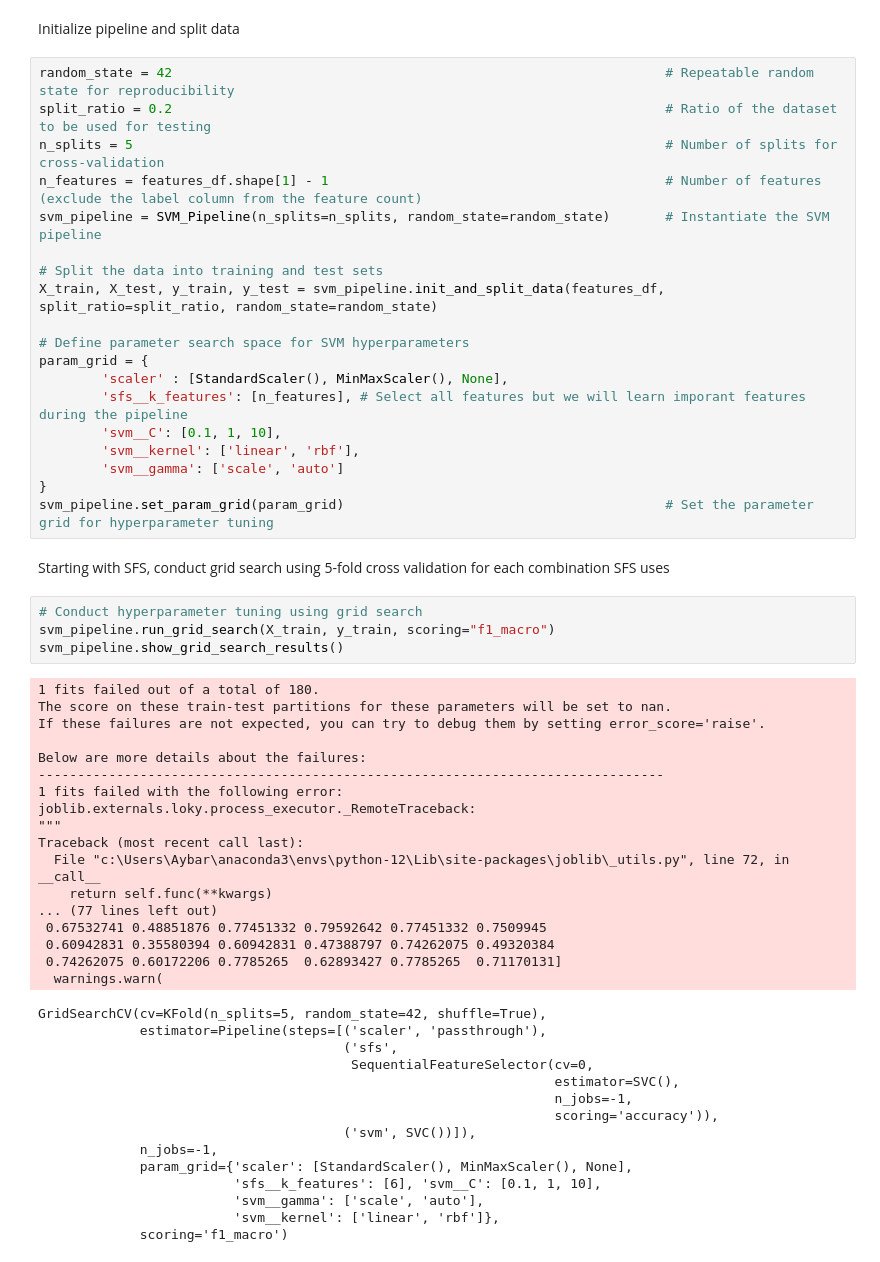
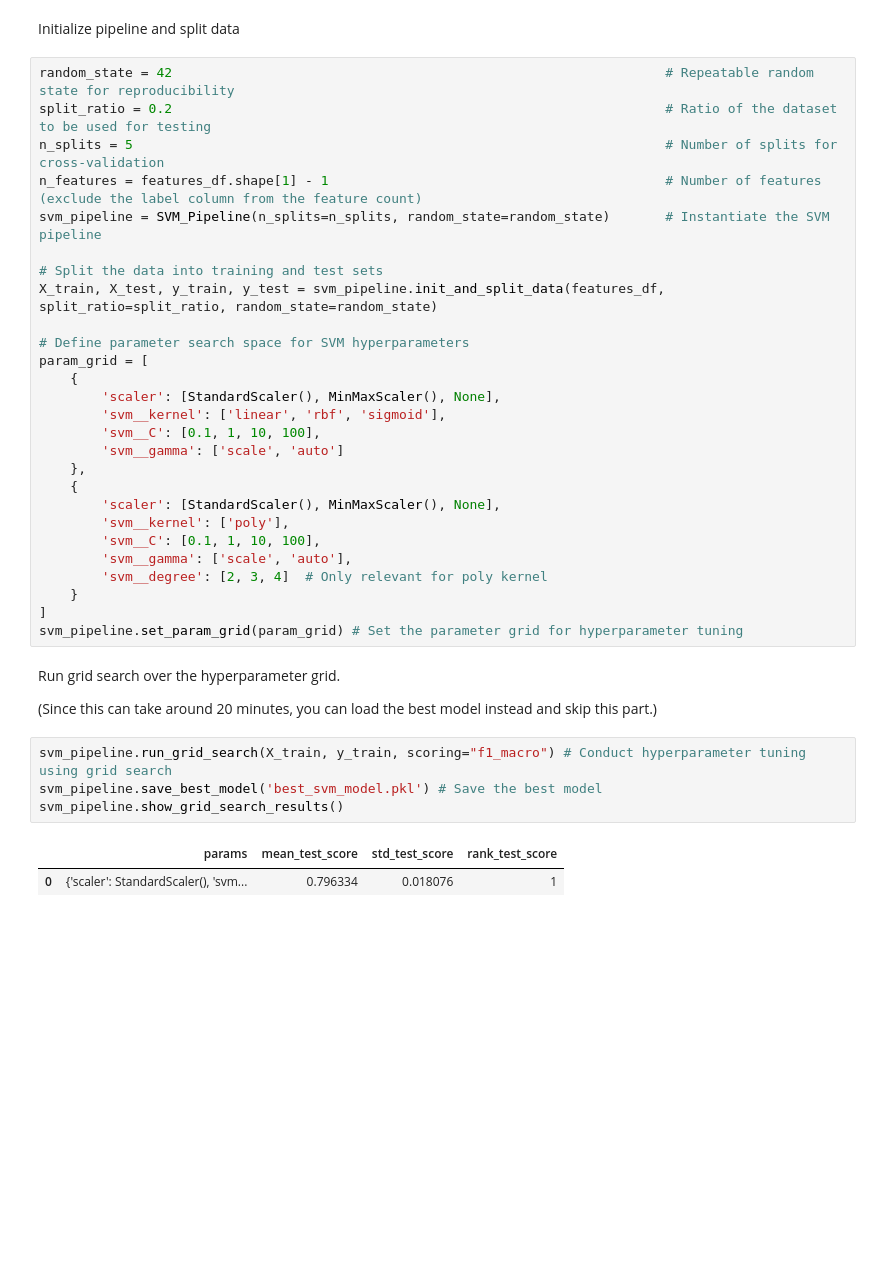
Before and after one commit to AybarsManav/Radar-Human-Activity-Classifier, a Jupyter notebook: main.ipynb, the cells around one changed output. Cells and saved outputs as stored; diff of their text form; blank space fills up the shorter version.

```diff
--- a/main.ipynb
+++ b/main.ipynb
@@ -112,49 +118,30 @@ svm_pipeline = SVM_Pipeline(n_splits=n_splits, random_state=random_state)
 X_train, X_test, y_train, y_test = svm_pipeline.init_and_split_data(features_df, split_ratio=split_ratio, random_state=random_state)
 
 # Define parameter search space for SVM hyperparameters
-param_grid = {
-        'scaler' : [StandardScaler(), MinMaxScaler(), None],
-        'sfs__k_features': [n_features], # Select all features but we will learn imporant features during the pipeline
-        'svm__C': [0.1, 1, 10],
-        'svm__kernel': ['linear', 'rbf'],
+param_grid = [
+    {
+        'scaler': [StandardScaler(), MinMaxScaler(), None],
+        'svm__kernel': ['linear', 'rbf', 'sigmoid'],
+        'svm__C': [0.1, 1, 10, 100],
         'svm__gamma': ['scale', 'auto']
-}
-svm_pipeline.set_param_grid(param_grid)                                         # Set the parameter grid for hyperparameter tuning
+    },
+    {
+        'scaler': [StandardScaler(), MinMaxScaler(), None],
+        'svm__kernel': ['poly'],
+        'svm__C': [0.1, 1, 10, 100],
+        'svm__gamma': ['scale', 'auto'],
+        'svm__degree': [2, 3, 4]  # Only relevant for poly kernel
+    }
+]
+svm_pipeline.set_param_grid(param_grid) # Set the parameter grid for hyperparameter tuning
 # %% [markdown]
-Starting with SFS, conduct grid search using 5-fold cross validation for each combination SFS uses
+Run grid search over the hyperparameter grid.
+
+(Since this can take around 20 minutes, you can load the best model instead and skip this part.)
 # %%
-# Conduct hyperparameter tuning using grid search
-svm_pipeline.run_grid_search(X_train, y_train, scoring="f1_macro")
+svm_pipeline.run_grid_search(X_train, y_train, scoring="f1_macro") # Conduct hyperparameter tuning using grid search
+svm_pipeline.save_best_model('best_svm_model.pkl') # Save the best model
 svm_pipeline.show_grid_search_results()
 # %% [output]
-1 fits failed out of a total of 180.
-The score on these train-test partitions for these parameters will be set to nan.
-If these failures are not expected, you can try to debug them by setting error_score='raise'.
-
-Below are more details about the failures:
---------------------------------------------------------------------------------
-1 fits failed with the following error:
-joblib.externals.loky.process_executor._RemoteTraceback:
-"""
-Traceback (most recent call last):
-  File "c:\Users\Aybar\anaconda3\envs\python-12\Lib\site-packages\joblib\_utils.py", line 72, in __call__
-    return self.func(**kwargs)
-... (77 lines left out)
- 0.67532741 0.48851876 0.77451332 0.79592642 0.77451332 0.7509945
- 0.60942831 0.35580394 0.60942831 0.47388797 0.74262075 0.49320384
- 0.74262075 0.60172206 0.7785265  0.62893427 0.7785265  0.71170131]
-  warnings.warn(
-GridSearchCV(cv=KFold(n_splits=5, random_state=42, shuffle=True),
-             estimator=Pipeline(steps=[('scaler', 'passthrough'),
-                                       ('sfs',
-                                        SequentialFeatureSelector(cv=0,
-                                                                  estimator=SVC(),
-                                                                  n_jobs=-1,
-                                                                  scoring='accuracy')),
-                                       ('svm', SVC())]),
-             n_jobs=-1,
-             param_grid={'scaler': [StandardScaler(), MinMaxScaler(), None],
-                         'sfs__k_features': [6], 'svm__C': [0.1, 1, 10],
-                         'svm__gamma': ['scale', 'auto'],
-                         'svm__kernel': ['linear', 'rbf']},
-             scoring='f1_macro')
+|  | params | mean_test_score | std_test_score | rank_test_score |
+| 0 | {'scaler': StandardScaler(), 'svm... | 0.796334 | 0.018076 | 1 |
```
Also changed, not shown: parts of 19 cells of this notebook, 5 other files.
